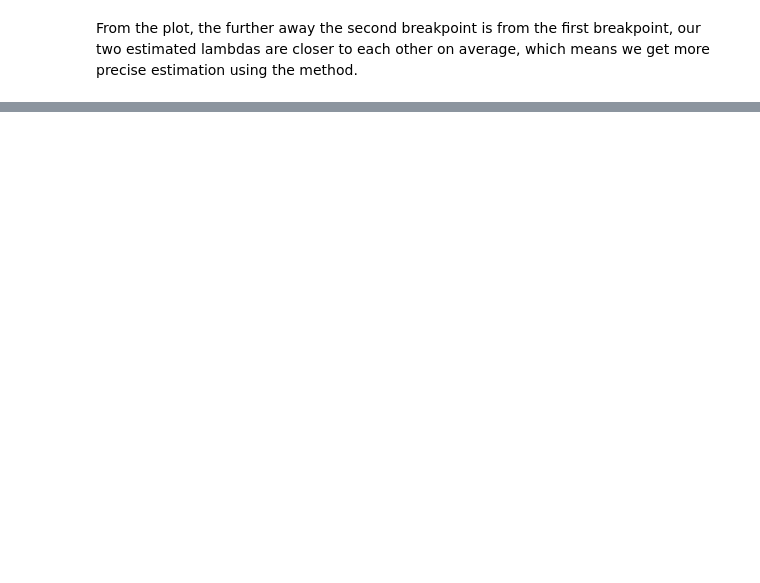
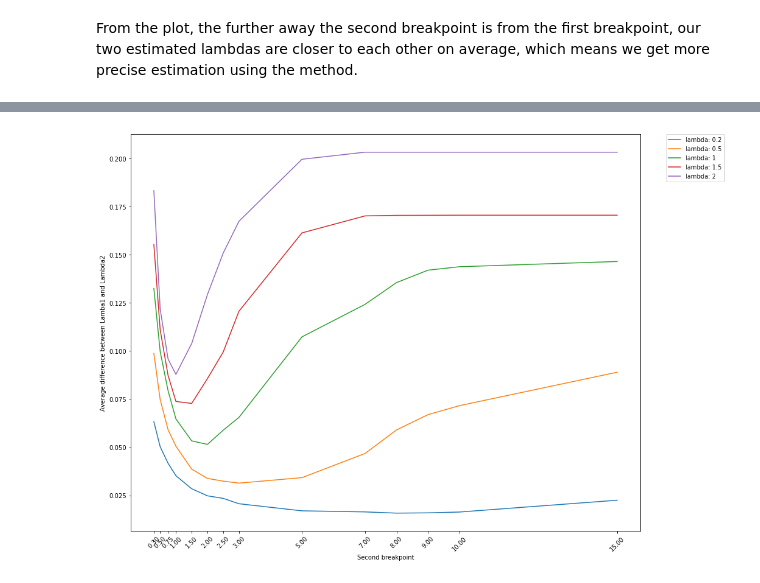
Before and after one commit to GongtingPeng/Funnel, a Jupyter notebook: Funnel.ipynb, the cells around one changed output, grey strips where cells are left out. Cells and saved outputs as stored; diff of their text form; code cells hidden in the pictures; blank space fills up the shorter version.

```diff
--- a/Funnel.ipynb
+++ b/Funnel.ipynb
@@ -323,0 +310,33 @@ From the plot, the further away the second breakpoint is from the first breakpoi
+# %%
+%%time
+plt.figure(figsize = (15, 12))
+
+niter= 1000
+n=100
+second = [0.3, 0.5, 0.75, 1,1.5, 2,2.5, 3, 5, 7, 8,9,10, 15]
+lambda_list = [0.2, 0.5, 1, 1.5, 2]
+min_second_point = []
+
+for my_lambda in lambda_list:
+
+    acc = np.zeros(len(second))
+    for i in range(niter):
+        my_sim = UserSim(n=n, my_lambda= my_lambda)
+        est1 = 1/np.mean(np.array(my_sim))
+
+        diff_lamda =[]
+        for i in second :
+            diff_lamda.append( abs(MaxMLE(HurdleFun(my_sim, [0.25,i]), [0.25,i], list(np.arange(.1, 3, .05))) - est1))
+        acc += np.array(diff_lamda)
+
+    min_second_point.append(second[np.argmin(acc)])
+
+
+    plt.xticks(second, rotation=45)
+    plt.plot(second, acc/niter, label = 'lambda: {}'.format(my_lambda))
+    plt.xlabel('Second breakpoint')
+    plt.ylabel('Average difference between Lamba1 and Lambda2')
+plt.legend(bbox_to_anchor=(1.05, 1), loc=2, borderaxespad=0.)
+plt.show()
+# %% [output]
+[figure, added]
```
Also changed, not shown: parts of 19 cells of this notebook.
